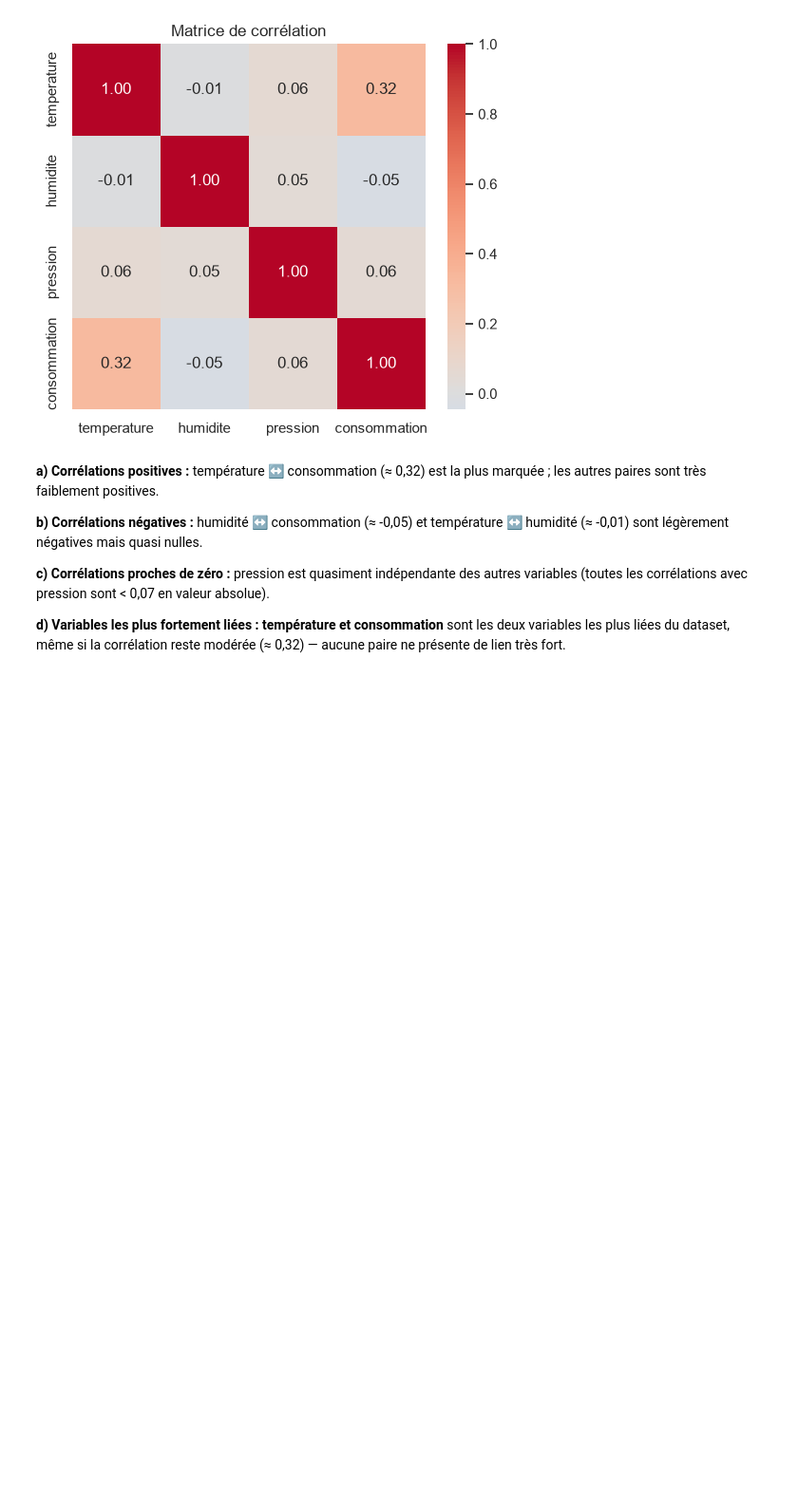
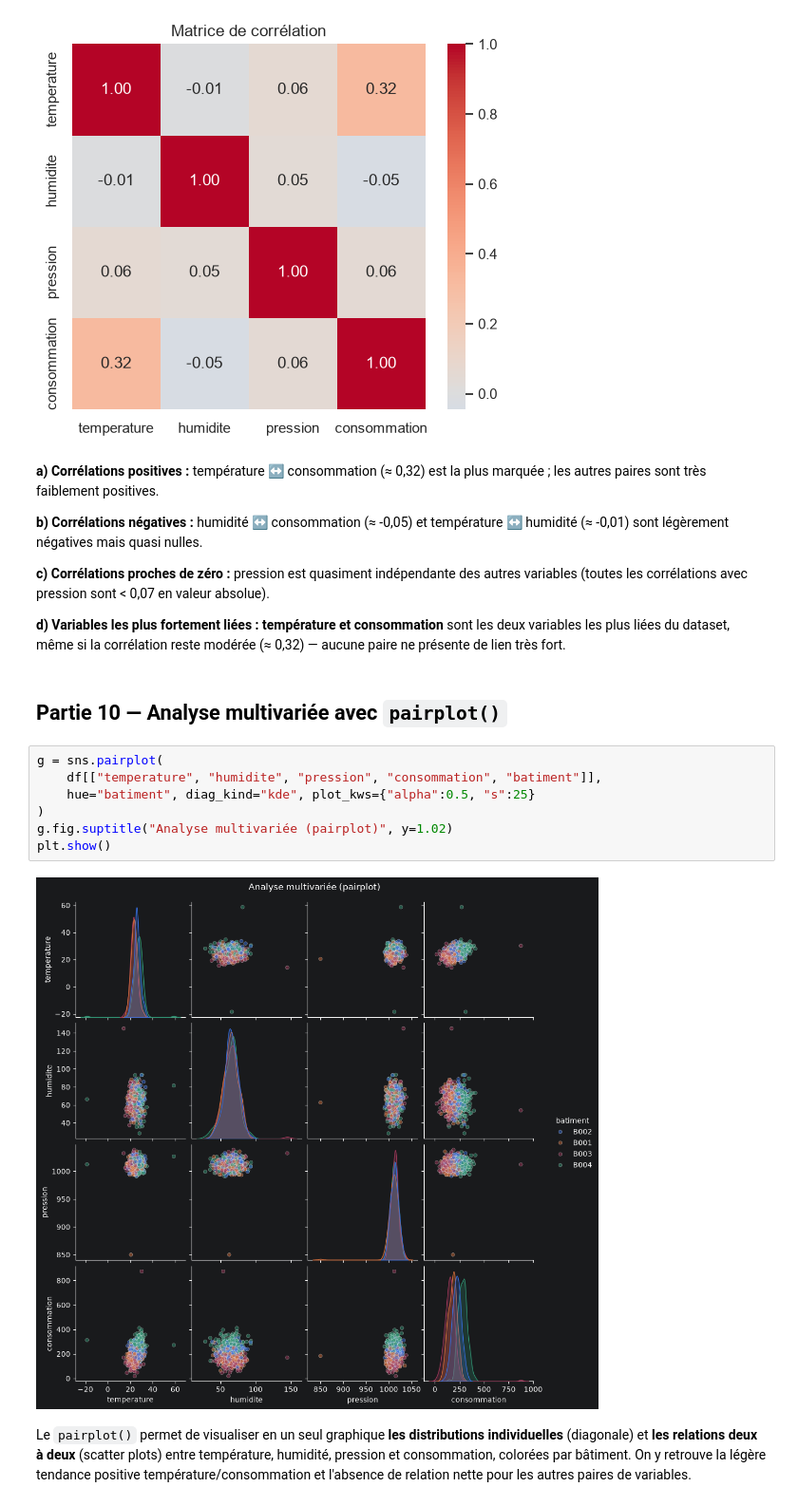
Before and after one commit to massamba0809/atelier_seaborn_iot, a Jupyter notebook: notebooks/atelier_seaborn_iot.ipynb, the cells around one changed output. Shown at 95% size. Drawn from its saved outputs; the diff is of its cells as text; blank space fills up the shorter version.

Commit message:
Partie 10 : analyse multivariee avec pairplot()

```diff
--- a/notebooks/atelier_seaborn_iot.ipynb
+++ b/notebooks/atelier_seaborn_iot.ipynb
@@ -387,3 +387,16 @@ plt.show()
 **c) Corrélations proches de zéro :** pression est quasiment indépendante des autres variables (toutes les corrélations avec pression sont < 0,07 en valeur absolue).
 
 **d) Variables les plus fortement liées :** **température et consommation** sont les deux variables les plus liées du dataset, même si la corrélation reste modérée (≈ 0,32) — aucune paire ne présente de lien très fort.
+# %% [markdown]
+## Partie 10 — Analyse multivariée avec `pairplot()`
+# %%
+g = sns.pairplot(
+    df[["temperature", "humidite", "pression", "consommation", "batiment"]],
+    hue="batiment", diag_kind="kde", plot_kws={"alpha":0.5, "s":25}
+)
+g.fig.suptitle("Analyse multivariée (pairplot)", y=1.02)
+plt.show()
+# %% [output]
+[figure, added]
+# %% [markdown]
+Le `pairplot()` permet de visualiser en un seul graphique **les distributions individuelles** (diagonale) et **les relations deux à deux** (scatter plots) entre température, humidité, pression et consommation, colorées par bâtiment. On y retrouve la légère tendance positive température/consommation et l'absence de relation nette pour les autres paires de variables.
```
